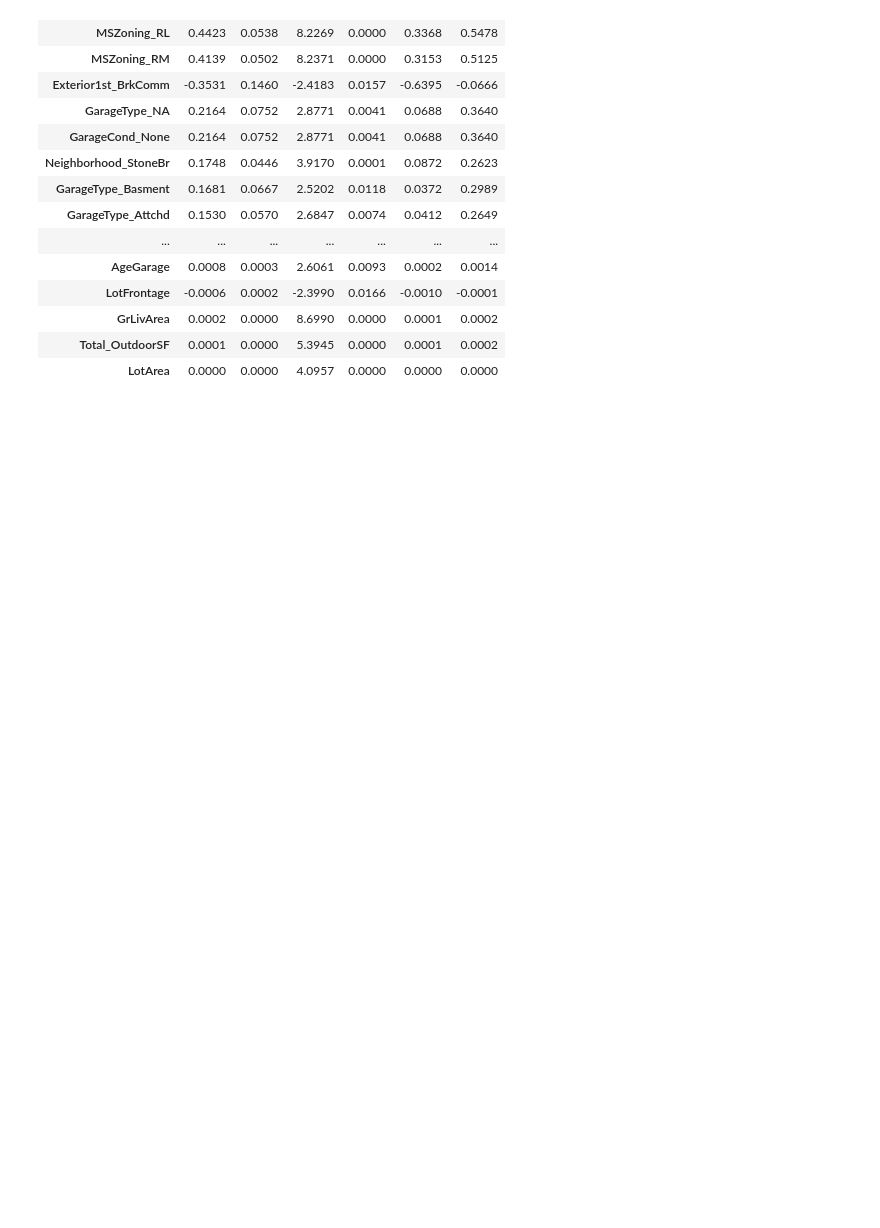
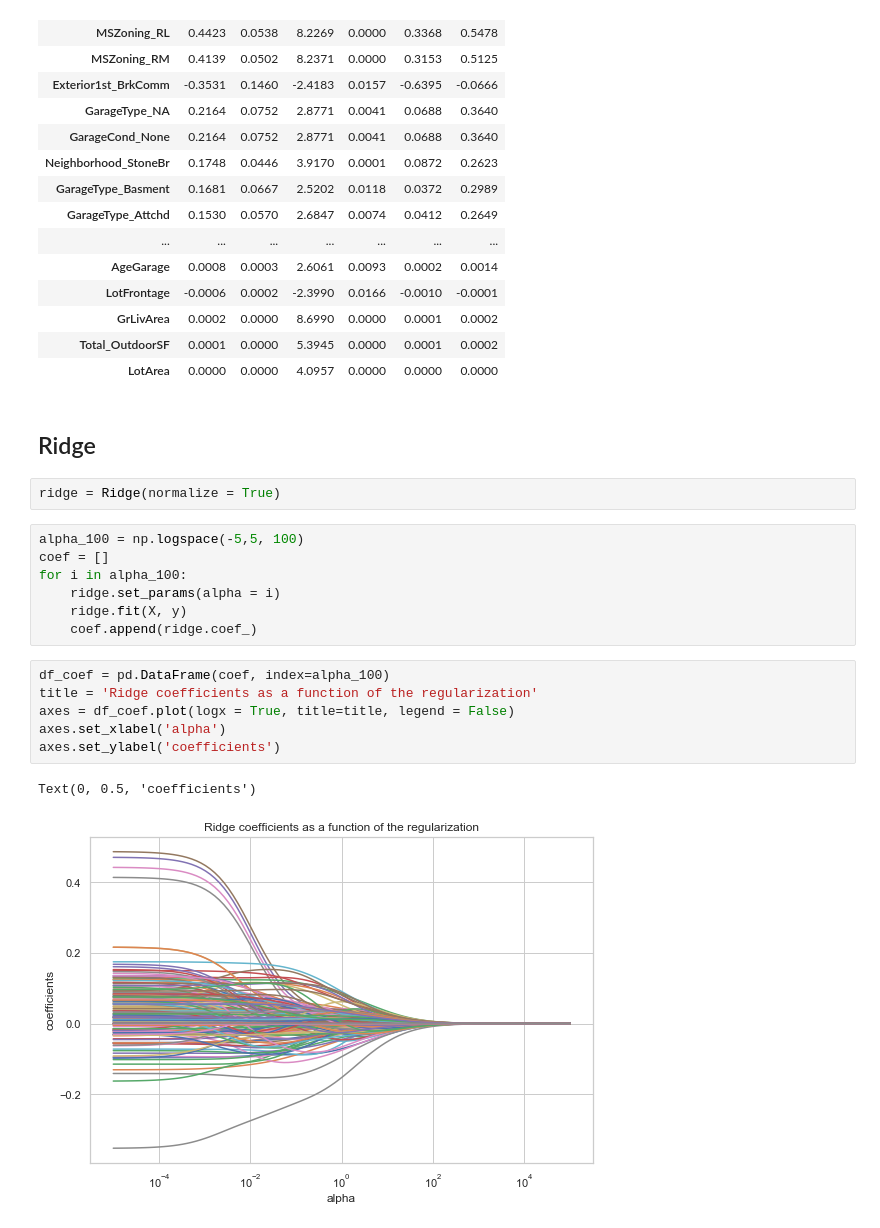
Before and after one commit to mwc201/Housing_Price_Prediction, a Jupyter notebook: ML_Models.ipynb, the cells around one changed output. Saved outputs shown, nothing was run; the diff lists cells and outputs as text; blank space fills up the shorter version.

Commit message:
Regularization Models

```diff
--- a/ML_Models.ipynb
+++ b/ML_Models.ipynb
@@ -139,3 +141,23 @@ ols2.reindex(ols2["Coef."].abs().sort_values(ascending = False).index)
 | GrLivArea | 0.0002 | 0.0000 | 8.6990 | 0.0000 | 0.0001 | 0.0002 |
 | Total_OutdoorSF | 0.0001 | 0.0000 | 5.3945 | 0.0000 | 0.0001 | 0.0002 |
 | LotArea | 0.0000 | 0.0000 | 4.0957 | 0.0000 | 0.0000 | 0.0000 |
+# %% [markdown]
+## Ridge
+# %%
+ridge = Ridge(normalize = True)
+# %%
+alpha_100 = np.logspace(-5,5, 100)
+coef = []
+for i in alpha_100:
+    ridge.set_params(alpha = i)
+    ridge.fit(X, y)
+    coef.append(ridge.coef_)
+# %%
+df_coef = pd.DataFrame(coef, index=alpha_100)
+title = 'Ridge coefficients as a function of the regularization'
+axes = df_coef.plot(logx = True, title=title, legend = False)
+axes.set_xlabel('alpha')
+axes.set_ylabel('coefficients')
+# %% [output]
+Text(0, 0.5, 'coefficients')
+[figure, added]
```
Also changed, not shown: parts of 18 cells of this notebook.
